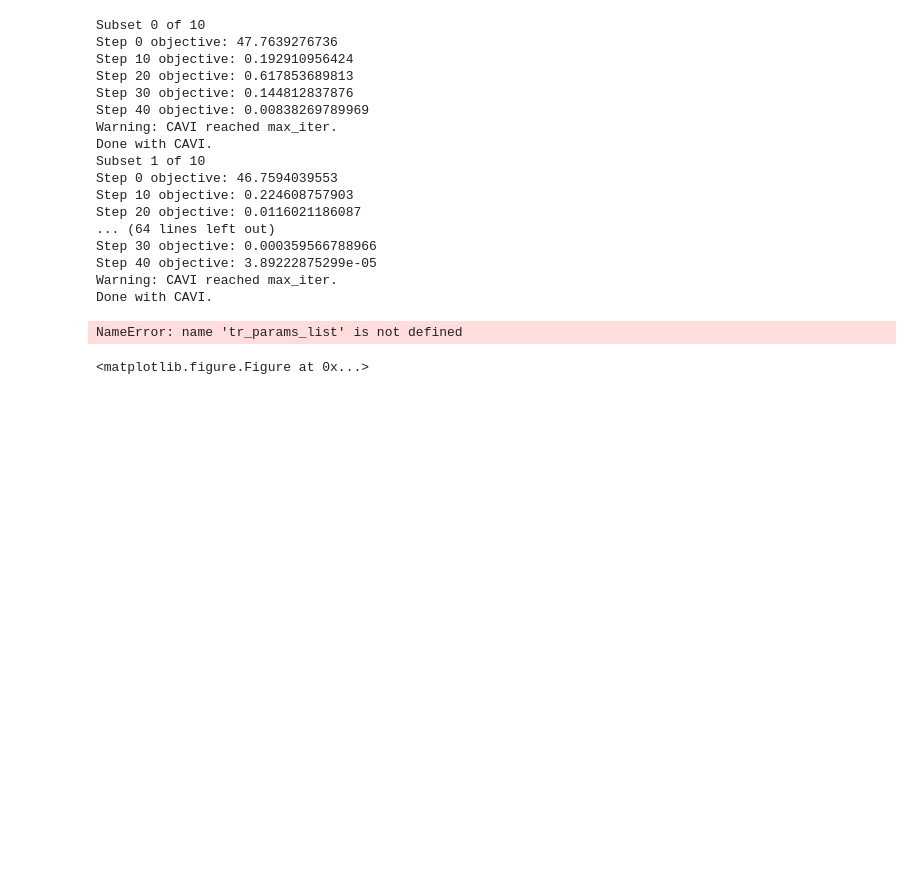
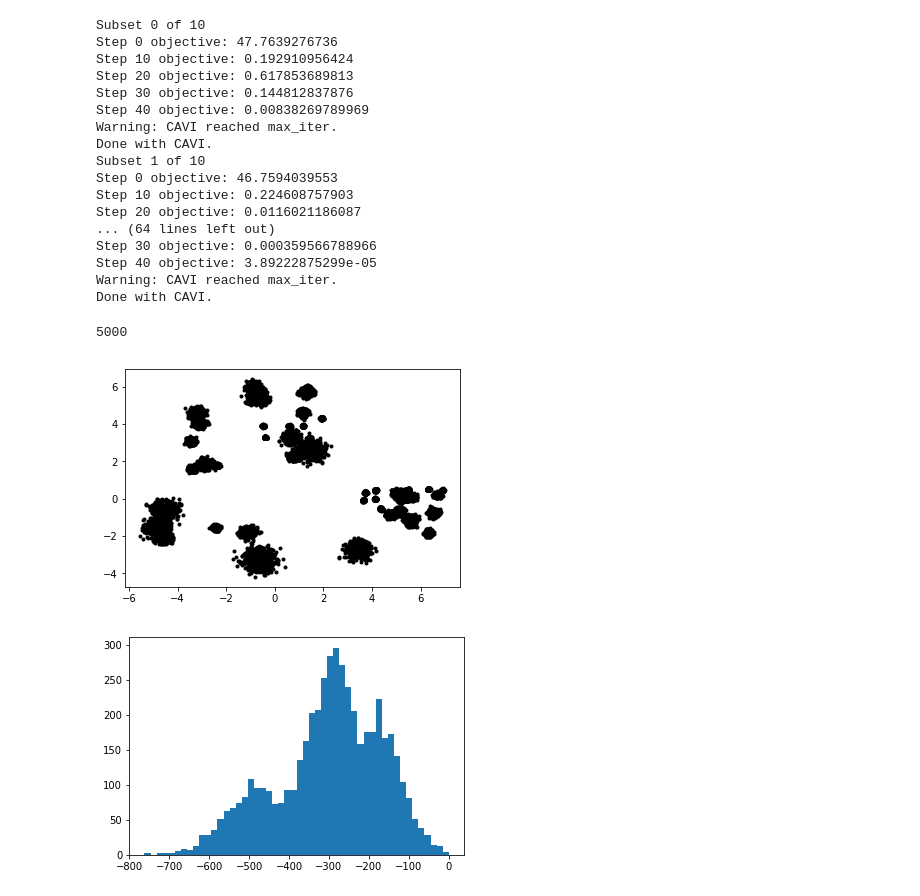
Before and after one commit to Runjing-Liu120/Variational_BNP_robustness, a Jupyter notebook: finite_approx/SubsampleOptimization.ipynb, the cells around one changed output. Drawn from its saved outputs; the diff is of its cells as text; code cells hidden in the pictures; blank space fills up the shorter version.

```diff
--- a/finite_approx/SubsampleOptimization.ipynb
+++ b/finite_approx/SubsampleOptimization.ipynb
@@ -109,30 +109,59 @@ Step 30 objective: 0.000359566788966
 Step 40 objective: 3.89222875299e-05
 Warning: CAVI reached max_iter.
 Done with CAVI.
+# %%
+
+def optimize_nu(data_set, tau, digamma_tau, nu, phi_mu, phi_var, n, tol=1e-6, max_iter=20):
+    last_nu = deepcopy(nu[n, :])
+
+    diff = np.float('inf')
+    stepnum =0
+    while diff > tol and stepnum < max_iter:
+        for k in range(data_set.data_shape['K']):
+            vi.nu_updates(tau, nu, phi_mu, phi_var,
+                          data_set.x, data_set.sigmas, n, k, digamma_tau)
+        diff = np.max(np.abs(last_nu - nu[n, :]))
+        last_nu = deepcopy(nu[n, :])
+        if not np.isfinite(diff):
+            print('Error: non-finite parameter difference.')
+            break
+
+    if stepnum >= max_iter:
+        print('Warning: CAVI reached max_iter.')
+
+
+def optimize_all_nu(data_set, tau, nu, phi_mu, phi_var, tol=1e-6, max_iter=20):
+    digamma_tau = sp.special.digamma(tau)
+    for n in range(num_samples):
+        optimize_nu(data_set, tau, digamma_tau, nu, phi_mu, phi_var, n)
 # %%
 n_test_samples = 500
 plt.figure()
 all_ll = []
+nu = deepcopy(nu_init)
 
 for subset in range(num_subsets):
     params = params_list[subset]
     data_subset = data_subset_list[subset]
-    tau, phi_mu, phi_var, nu = data_subset.unpack_params(params)
+    tau, phi_mu, phi_var, nu_subset = data_subset.unpack_params(params)
     phi_var_expanded = np.array([ phi_var for d in range(D)])
+
+    optimize_all_nu(data_set, tau, nu, phi_mu, phi_var)
     z_sample, a_sample, pi_sample = vi.generate_parameter_draws(
         nu, phi_mu, phi_var_expanded, tau, n_test_samples)
 
-    ll = [ vi.log_lik(data_subset.x, z_sample[n, :, :], a_sample[n, :, :], pi_sample[n, :],
+    ll = [ vi.log_lik(data_set.x, z_sample[n, :, :], a_sample[n, :, :], pi_sample[n, :],
                       sigma_eps, sigma_a, alpha, k_approx) for n in range(n_test_samples) ]
 
     all_ll.extend(ll)
     for k in range(k_approx):
         plt.plot(a_sample[:, 0, k], a_sample[:, 1, k], 'k.')
 
 print(len(all_ll))
 logsumexp_ll = sp.misc.logsumexp(all_ll)
 plt.figure()
 plt.hist(all_ll - logsumexp_ll, bins=50);
 # %% [output]
-NameError: name 'tr_params_list' is not defined
+5000
-<matplotlib.figure.Figure at 0x...>
+[figure, added]
+[figure, added]
```
Also changed, not shown: parts of 2 cells of this notebook, 2 other files.
